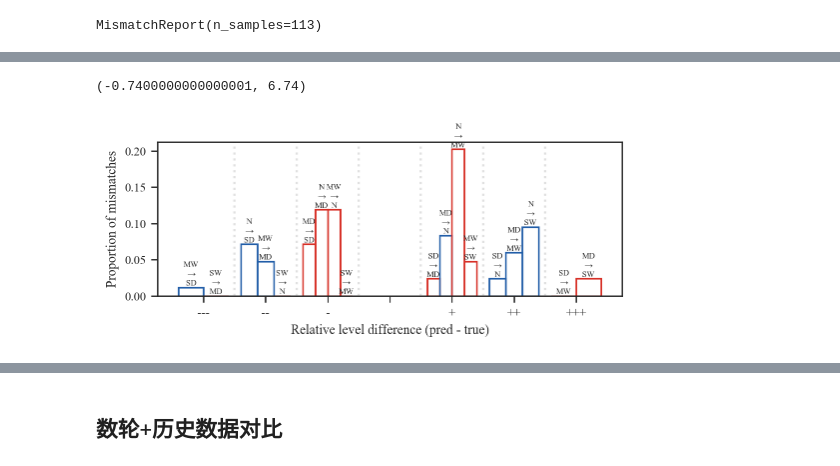
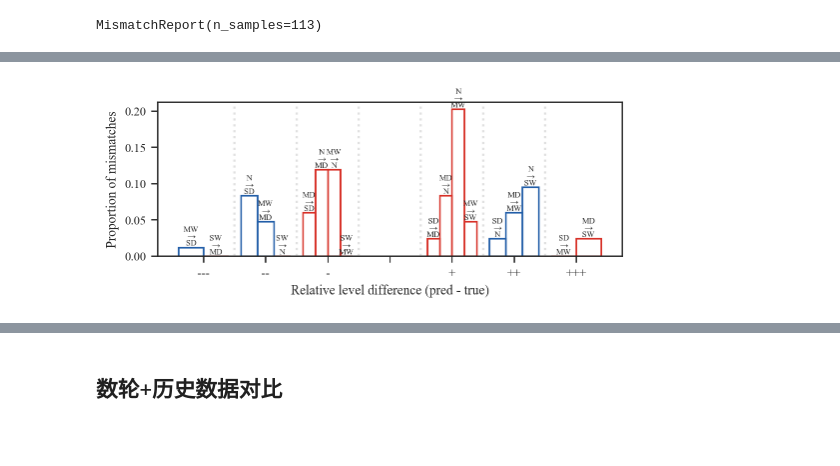
Before and after one commit to SongshGeo/shifting_baseline, a Jupyter notebook: reports/mismatch.ipynb, the cells around one changed output, grey strips where cells are left out. Cells and saved outputs as stored; diff of their text form; code cells hidden in the pictures; blank space fills up the shorter version.

```diff
--- a/reports/mismatch.ipynb
+++ b/reports/mismatch.ipynb
@@ -95,9 +95,7 @@ INFO | 开始生成报告图表
 # %%
 from matplotlib import pyplot as plt
 
 fig, ax = plt.subplots(figsize=(6, 2))
 ax = validation_mismatch_report.plot_mismatch_bar(show_pair_labels=True, ax=ax)
-ax.get_xlim()
 # %% [output]
-(-0.7400000000000001, 6.74)
-[figure, old version]
+[figure, new version]
```
Also changed, not shown: parts of 9 cells of this notebook, 5 other files.
